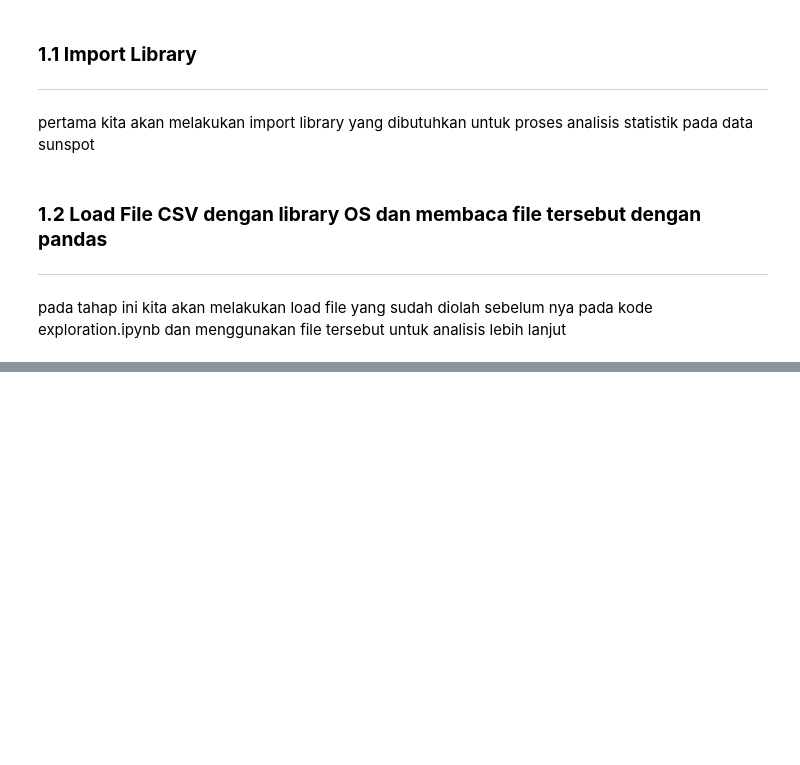
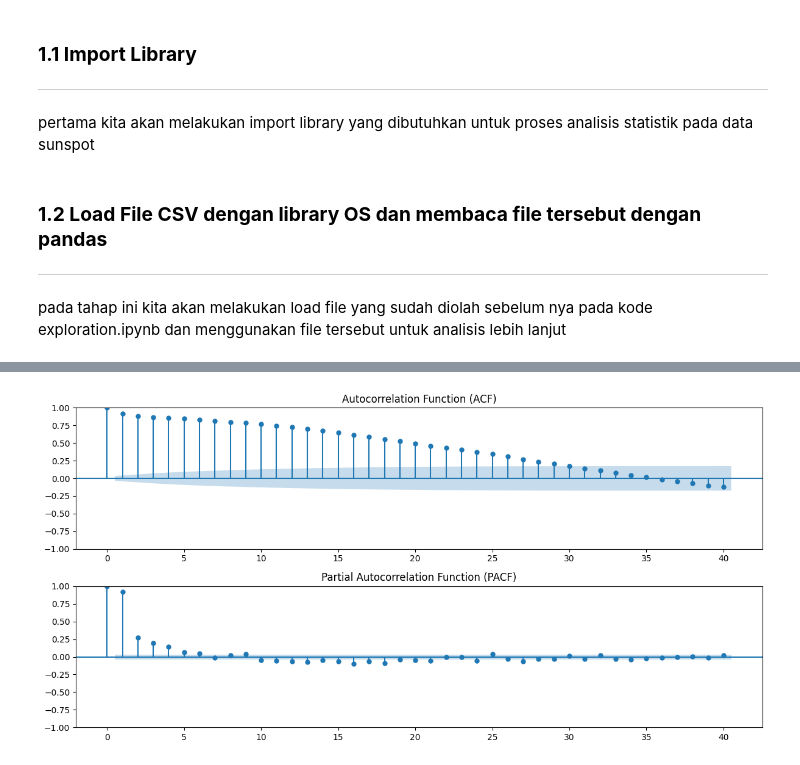
Before and after one commit to BlackBox-Ops/DS-Time-Series-Sunspot, a Jupyter notebook: notebooks/02_statistical_analyst.ipynb, the cells around one changed output, grey strips where cells are left out. Cells and saved outputs as stored; diff of their text form; code cells hidden in the pictures; blank space fills up the shorter version.

```diff
--- a/notebooks/02_statistical_analyst.ipynb
+++ b/notebooks/02_statistical_analyst.ipynb
@@ -53,0 +150,16 @@ File ditemukan: ../data/processed\processed_file.csv
+# %%
+fig, axes = plt.subplots(2, 1, figsize=(12, 6))
+
+# Plot ACF
+plot_acf(data.values.squeeze(), lags=40, ax=axes[0])
+axes[0].set_title("Autocorrelation Function (ACF)")
+
+# Plot PACF
+plot_pacf(data.values.squeeze(), lags=40, ax=axes[1])
+axes[1].set_title("Partial Autocorrelation Function (PACF)")
+
+# Adjust layout
+plt.tight_layout()
+plt.show()
+# %% [output]
+[figure, added]
```
Also changed, not shown: parts of 13 cells of this notebook.
